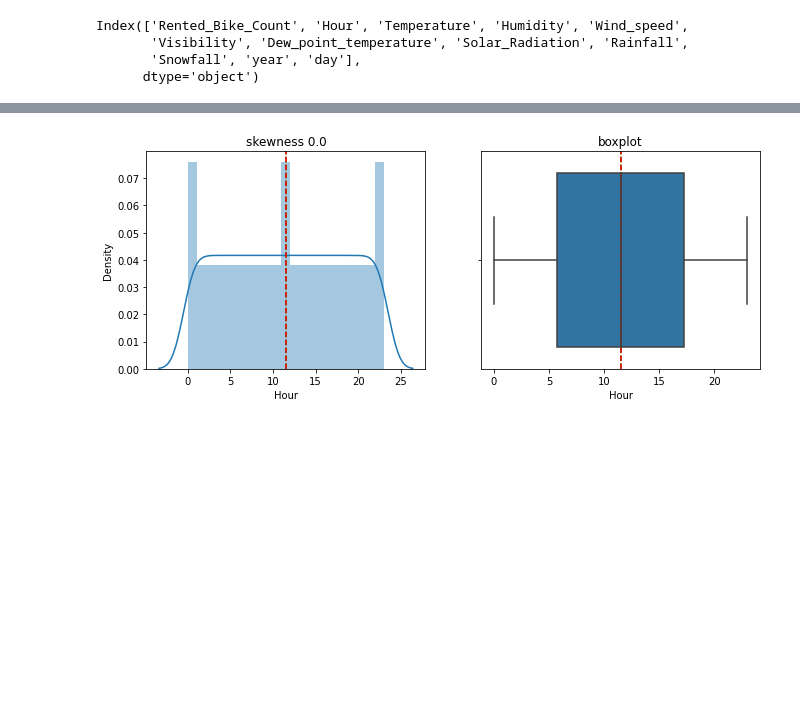
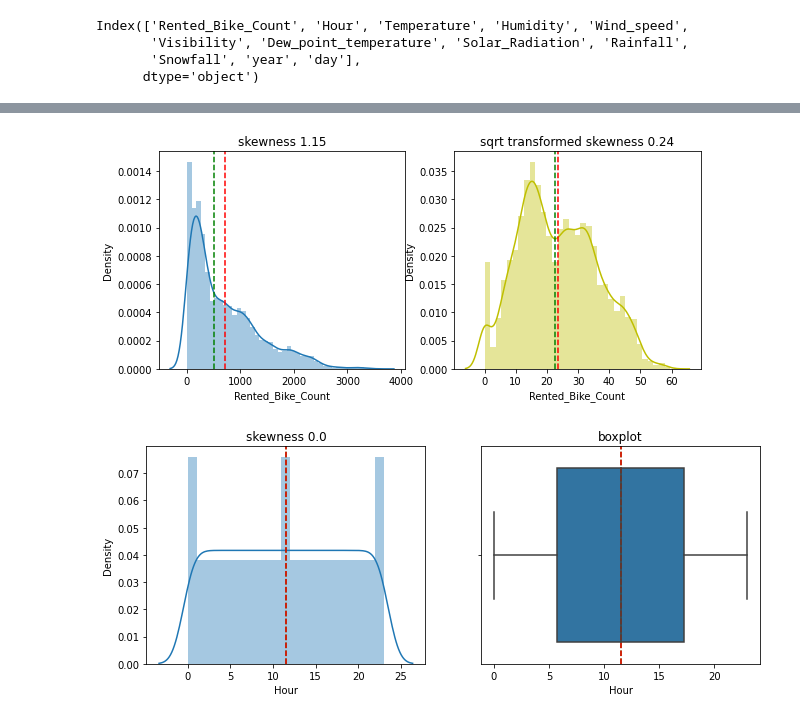
Before and after one commit to GODxFATHER/Bike-Sharing-Demand-Prediction, a Jupyter notebook: Bike_Sharing_Demand_Prediction_Capstone_Project.ipynb, the cells around one changed output, grey strips where cells are left out. Cells and saved outputs as stored; diff of their text form; code cells hidden in the pictures; blank space fills up the shorter version.

```diff
--- a/Bike_Sharing_Demand_Prediction_Capstone_Project.ipynb
+++ b/Bike_Sharing_Demand_Prediction_Capstone_Project.ipynb
@@ -244,3 +266,30 @@ Index(['Rented_Bike_Count', 'Hour', 'Temperature', 'Humidity', 'Wind_speed',
+# %%
+# Distribution of Dependent Variable after transformation
+
+col = 'Rented_Bike_Count'
+plt.figure(figsize=(15,4))
+
+plt.subplot(1, 3, 1)
+sns.distplot(name_bike_df[col], kde=True)
+plt.axvline(np.median(name_bike_df[col]),color='g', linestyle='--')
+plt.axvline(np.mean(name_bike_df[col]),color='r', linestyle='--')
+plt.title(f'skewness {round(name_bike_df[col].skew(),2)}')
+
+plt.subplot(1, 3, 2)
+sns.distplot(np.sqrt(name_bike_df[col]), kde=True, color="y")
+plt.axvline(np.median(np.sqrt(name_bike_df[col])), color='g', linestyle='--')
+plt.axvline(np.mean(np.sqrt(name_bike_df[col])),color='r', linestyle='--')
+plt.title(f'sqrt transformed skewness {round((np.sqrt(name_bike_df[col])).skew(),2)}')
+
+# plt.subplot(1, 3, 3)
+# sns.distplot(np.log10(name_bike_df[col]), kde=True)
+# plt.axvline(np.median(np.log(name_bike_df[col])), color='g', linestyle='--')
+# plt.axvline(np.mean(np.log(name_bike_df[col])),color='r', linestyle='--')
+# plt.title(f' log transformed skewness {round((np.log(name_bike_df[col])).skew(),7)}')
+
+plt.show()
+# %% [output]
+[figure, added]
 # %%
 # density plot of numerical columns
 # Distribution of numeric_features
```
Also changed, not shown: parts of 34 cells of this notebook.
